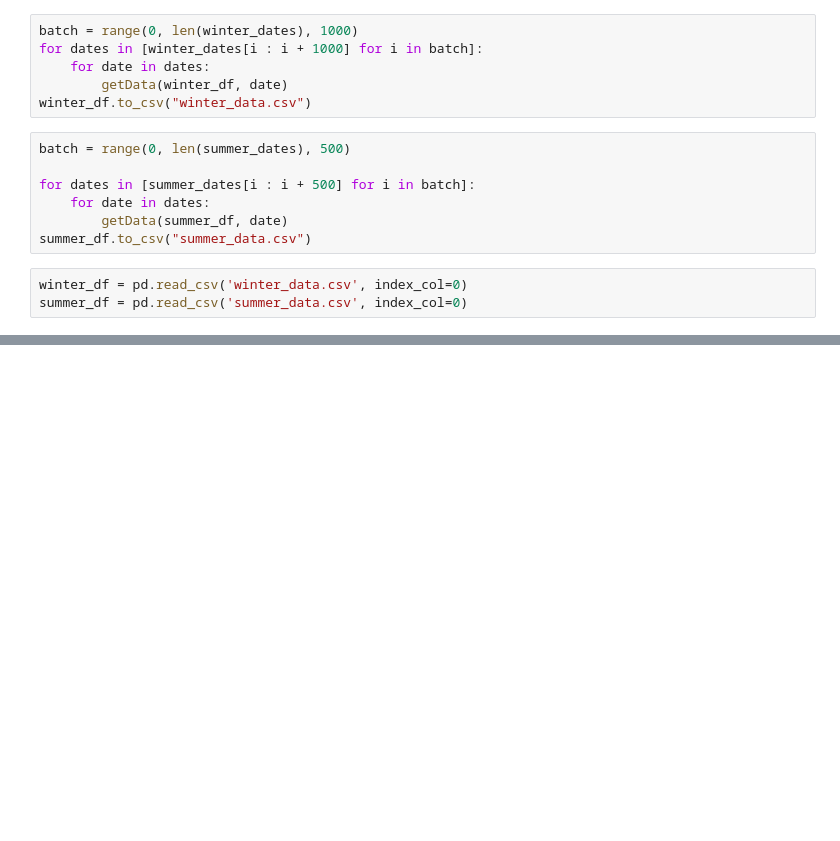
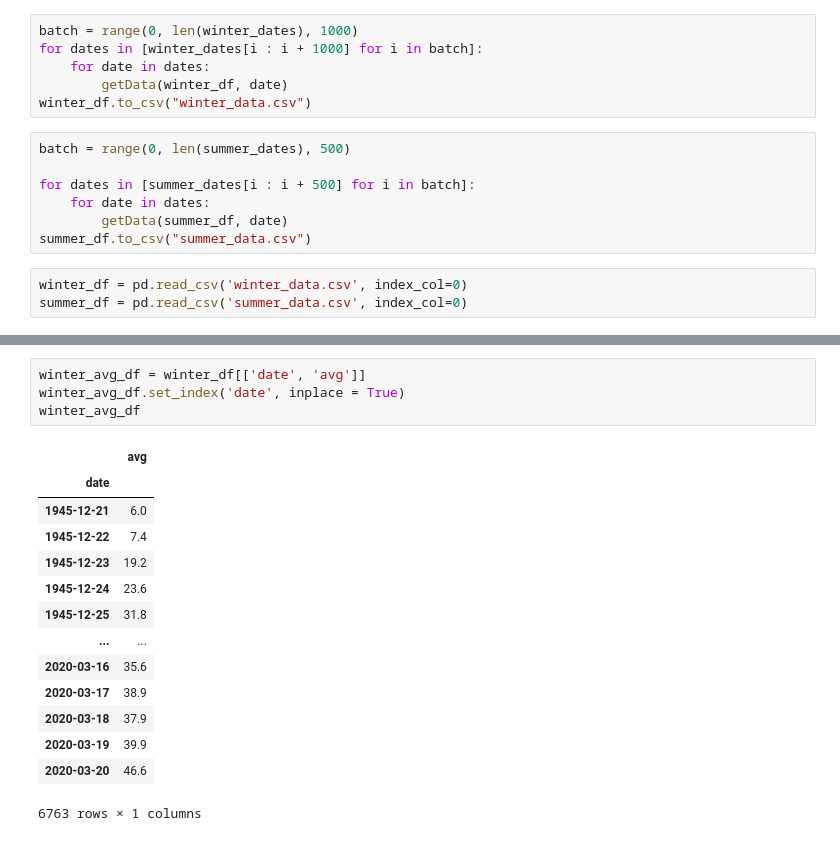
Before and after one commit to gk400/418-final-project, a Jupyter notebook: gurleen.ipynb, the cells around one changed output, grey strips where cells are left out. Drawn from its saved outputs; the diff is of its cells as text; blank space fills up the shorter version.

```diff
--- a/gurleen.ipynb
+++ b/gurleen.ipynb
@@ -73,0 +123,19 @@ summer_df['max'] = summer_df['max'].apply(removeUnit)
+# %%
+winter_avg_df = winter_df[['date', 'avg']]
+winter_avg_df.set_index('date', inplace = True)
+winter_avg_df
+# %% [output]
+|  | avg |
+| date |  |
+| 1945-12-21 | 6.0 |
+| 1945-12-22 | 7.4 |
+| 1945-12-23 | 19.2 |
+| 1945-12-24 | 23.6 |
+| 1945-12-25 | 31.8 |
+| ... | ... |
+| 2020-03-16 | 35.6 |
+| 2020-03-17 | 38.9 |
+| 2020-03-18 | 37.9 |
+| 2020-03-19 | 39.9 |
+| 2020-03-20 | 46.6 |
+6763 rows × 1 columns
```
Also changed, not shown: parts of 12 cells of this notebook.
